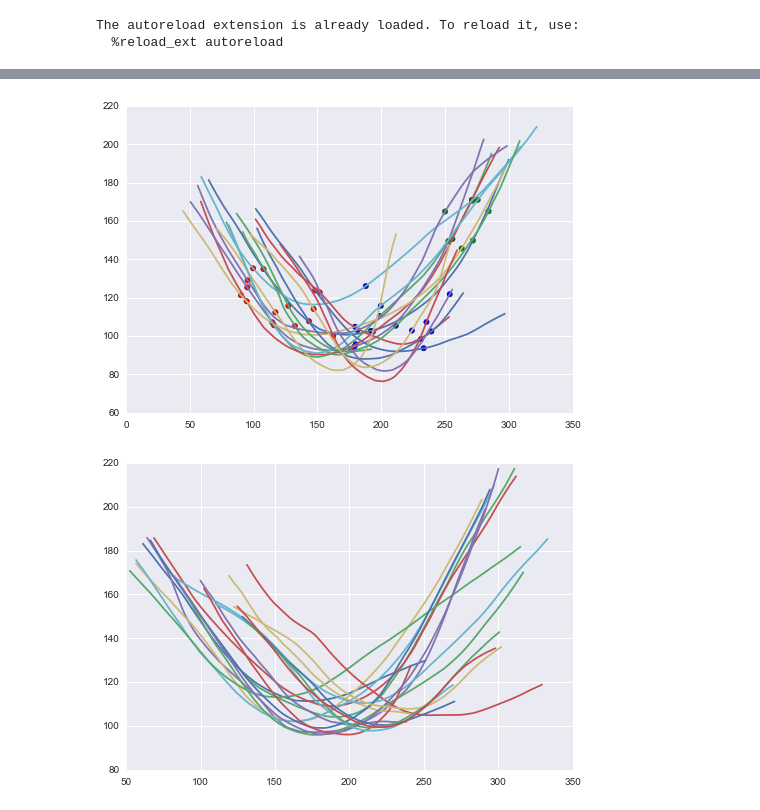
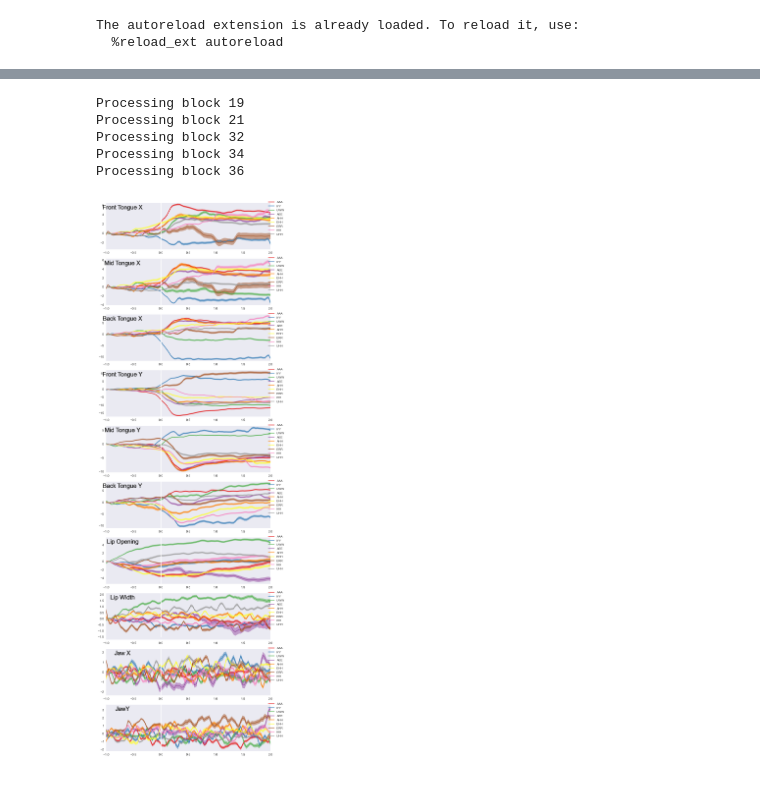
Before and after one commit to dfconant/utilities, a Jupyter notebook: iPyNb/Kinematic_Preprocessing.ipynb, the cells around one changed output, grey strips where cells are left out. Saved outputs shown, nothing was run; the diff lists cells and outputs as text; code cells hidden in the pictures.

```diff
--- a/iPyNb/Kinematic_Preprocessing.ipynb
+++ b/iPyNb/Kinematic_Preprocessing.ipynb
@@ -378,11 +112,54 @@ for i in range(Ks[2].shape[2]):
-# %%
-for i in range(Ks[2].shape[2]):
-    plot(Ks_corr[2][0:100,30,i],Ks_corr[2][100:200,30,i])
-    plt.scatter(Ks_corr[2][[20,50,80],30,i],Ks_corr[2][[120,150,180],30,i],s=30,c=colors)
-# %% [output]
-[figure, removed]
-# %%
-for i in range(Ks[0].shape[2]):
-    plot(Ks_corr[0][0:100,30,i],Ks_corr[0][100:200,30,i])
-# %% [output]
-[figure, removed]
+# %%
+pth = '/Users/david_conant/Dropbox/Vowels/EC34/'
+blocks = [19,21,32,34,36]
+tokens = ['AAA','IYY','UWW','AEE','AHH','EHH','ERR','IHH','UHH']
+window = np.array([-1,2])
+[K,anat,stop_times,start_times] = makeD_multi(pth,blocks,tokens,dtype='kin',align_window = window)
+Ks = [K[d] for d in tokens]
+stops = [stop_times[d] for d in tokens]
+starts = [start_times[d] for d in tokens]
+Ks = process_kin(Ks,stops,starts,window)
+Kall = np.concatenate(Ks,axis=2)
+notes = []
+for ind,n in enumerate(tokens):
+    notes.append([n]*Ks[ind].shape[2])
+notes = np.concatenate(notes,axis=0)
+feats = ['Front Tongue X','Mid Tongue X', 'Back Tongue X','Front Tongue Y','Mid Tongue Y',
+         'Back Tongue Y','Lip Opening','Lip Width','Jaw X','JawY']
+labels = tokens
+#Timecourse
+fig_filename = '/Users/david_conant/Dropbox/Vowels/Figs/EC34_Kin_GS.png'
+gestural_score(Ks,feats,labels,fig_filename,window)
+
+
+#LDA
+mid = np.arange(45,50)
+X = pd.DataFrame(np.nanmean(Kall[0:7,mid,:],axis=1).transpose())
+X = X.fillna(X.median(),inplace=True)
+clf = LDA()
+Kproj = clf.fit_transform(X,notes)
+
+sns.set_palette('Set1',n_colors=9)
+
+sns.set_context('talk')
+sns.set_style('dark')
+fig, axes = plt.subplots(figsize=(10,10))
+canvas = FigureCanvas(fig)
+for cnt,tok in enumerate(tokens):
+    thisTok = tok == notes
+    k = Kproj[thisTok,:]
+    ax = ppl.scatter(k[:,0],k[:,1], alpha = 1, s=60)
+plt.xlabel('LD1')
+plt.ylabel('LD2')
+ppl.legend(labels, bbox_to_anchor=(1, 1))
+#axes.set_ylim([1000,3100])
+#axes.set_xlim([400,900])
+fig_filename = '/Users/david_conant/Dropbox/Vowels/Figs/EC34_Kin_LD1LD2.png'
+canvas.print_figure(fig_filename)
+# %% [output]
+Processing block 19
+Processing block 21
+Processing block 32
+Processing block 34
+Processing block 36
+[figure, added]
```
Also changed, not shown: parts of 30 cells of this notebook, 18 other files.
